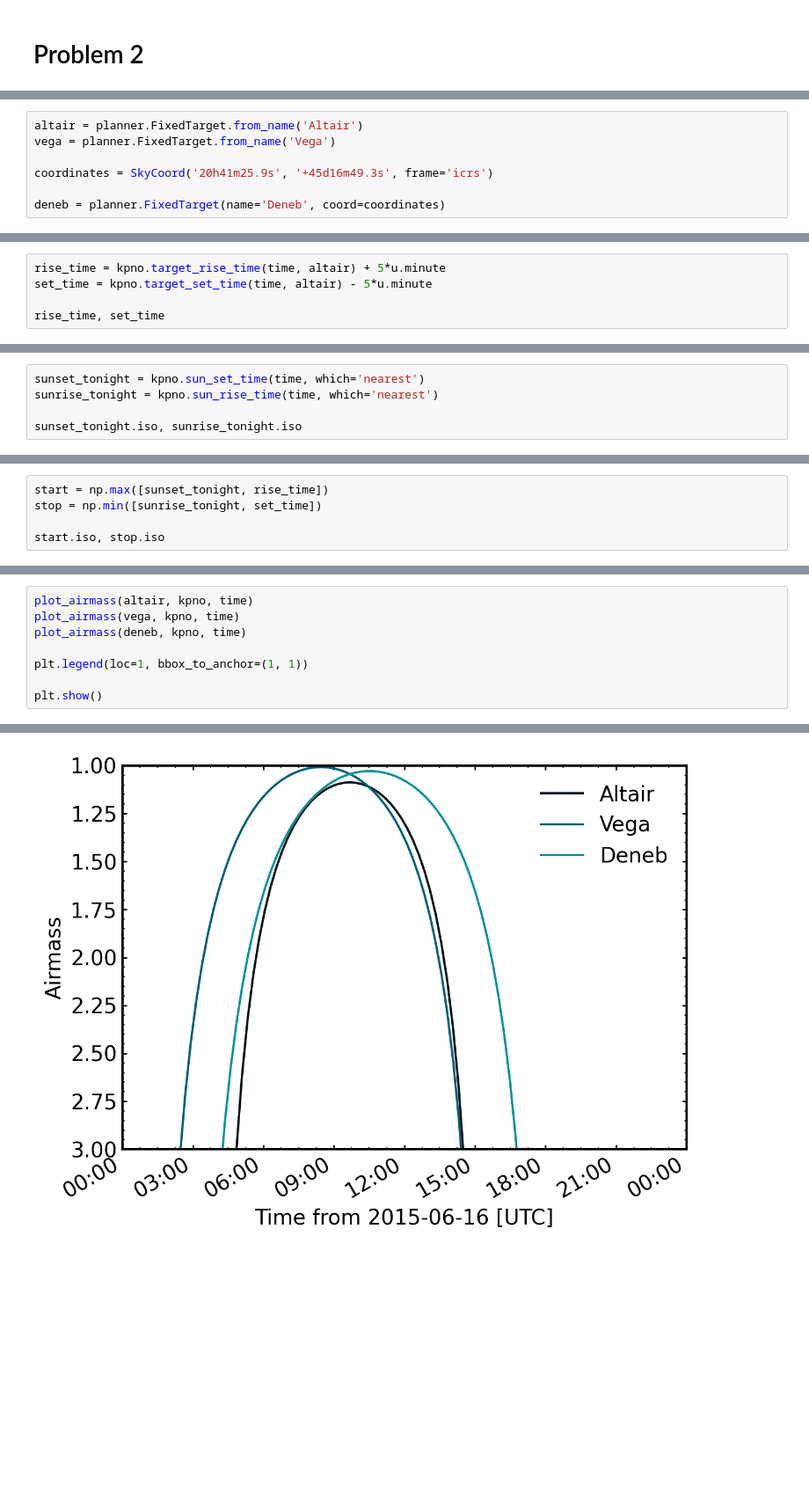
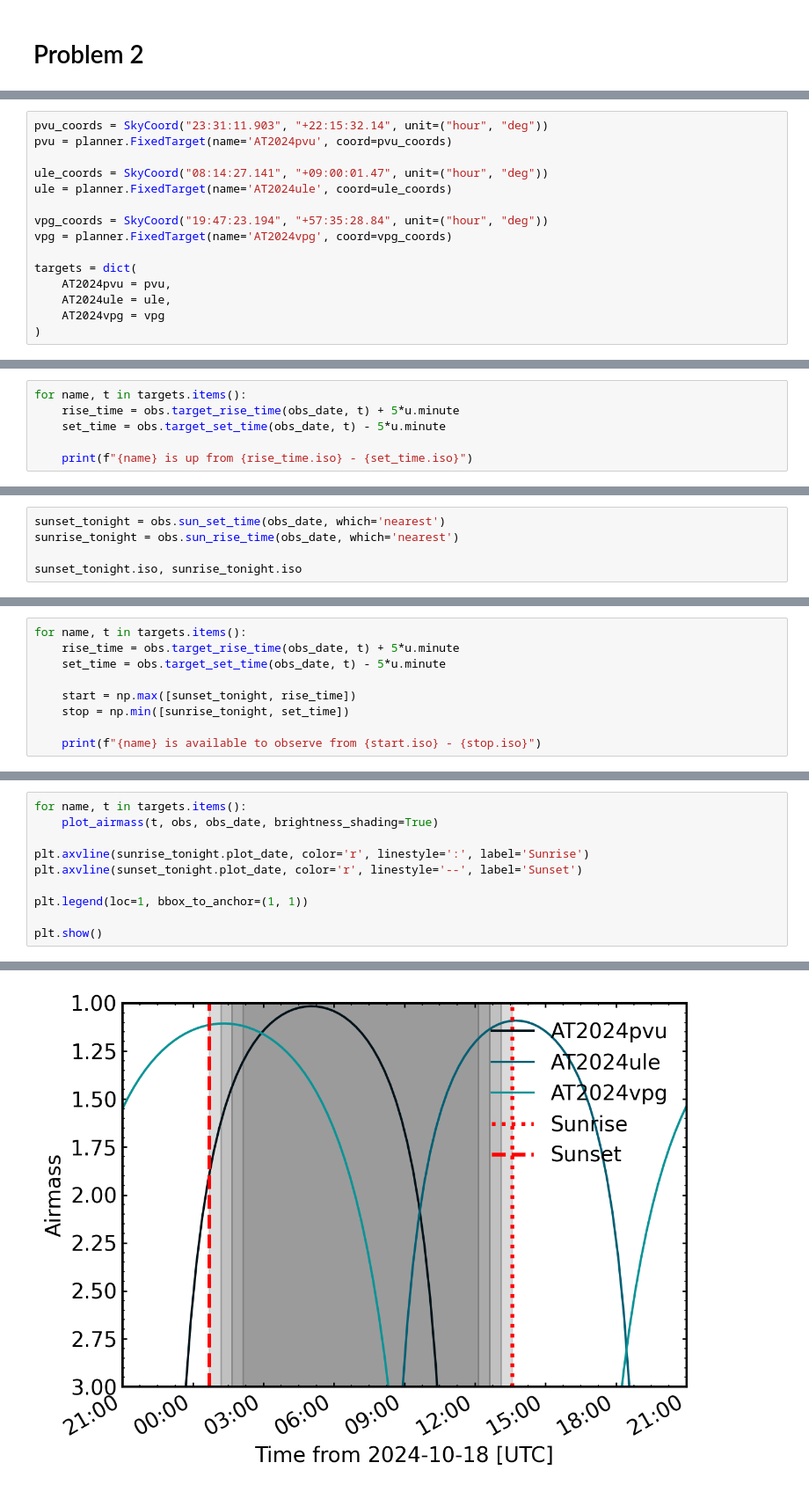
Before and after one commit to noahfranz13/SO-Classes, a Jupyter notebook: ASTR518/Franz_ASTR518_HW2.ipynb, the cells around one changed output, grey strips where cells are left out. Shown: that part at 88% size. Drawn from its saved outputs; the diff is of its cells as text; blank space fills up the shorter version.

```diff
--- a/ASTR518/Franz_ASTR518_HW2.ipynb
+++ b/ASTR518/Franz_ASTR518_HW2.ipynb
@@ -90,7 +160,15 @@ kpno
 # %%
-altair = planner.FixedTarget.from_name('Altair')
-vega = planner.FixedTarget.from_name('Vega')
+pvu_coords = SkyCoord("23:31:11.903", "+22:15:32.14", unit=("hour", "deg"))
+pvu = planner.FixedTarget(name='AT2024pvu', coord=pvu_coords)
 
-coordinates = SkyCoord('20h41m25.9s', '+45d16m49.3s', frame='icrs')
+ule_coords = SkyCoord("08:14:27.141", "+09:00:01.47", unit=("hour", "deg"))
+ule = planner.FixedTarget(name='AT2024ule', coord=ule_coords)
 
-deneb = planner.FixedTarget(name='Deneb', coord=coordinates)
+vpg_coords = SkyCoord("19:47:23.194", "+57:35:28.84", unit=("hour", "deg"))
+vpg = planner.FixedTarget(name='AT2024vpg', coord=vpg_coords)
+
+targets = dict(
+    AT2024pvu = pvu,
+    AT2024ule = ule,
+    AT2024vpg = vpg
+)
@@ -104,6 +175,7 @@ True
 # %%
-rise_time = kpno.target_rise_time(time, altair) + 5*u.minute
-set_time = kpno.target_set_time(time, altair) - 5*u.minute
+for name, t in targets.items():
+    rise_time = obs.target_rise_time(obs_date, t) + 5*u.minute
+    set_time = obs.target_set_time(obs_date, t) - 5*u.minute
 
-rise_time, set_time
+    print(f"{name} is up from {rise_time.iso} - {set_time.iso}")
 # %% [output]
@@ -112,6 +186,6 @@ rise_time, set_time
 # %%
-sunset_tonight = kpno.sun_set_time(time, which='nearest')
-sunrise_tonight = kpno.sun_rise_time(time, which='nearest')
+sunset_tonight = obs.sun_set_time(obs_date, which='nearest')
+sunrise_tonight = obs.sun_rise_time(obs_date, which='nearest')
 
 sunset_tonight.iso, sunrise_tonight.iso
 # %% [output]
@@ -119,6 +193,10 @@ sunset_tonight.iso, sunrise_tonight.iso
 # %%
-start = np.max([sunset_tonight, rise_time])
-stop = np.min([sunrise_tonight, set_time])
+for name, t in targets.items():
+    rise_time = obs.target_rise_time(obs_date, t) + 5*u.minute
+    set_time = obs.target_set_time(obs_date, t) - 5*u.minute
 
-start.iso, stop.iso
+    start = np.max([sunset_tonight, rise_time])
+    stop = np.min([sunrise_tonight, set_time])
+
+    print(f"{name} is available to observe from {start.iso} - {stop.iso}")
 # %% [output]
@@ -126,16 +206,18 @@ start.iso, stop.iso
 # %%
-plot_airmass(altair, kpno, time)
-plot_airmass(vega, kpno, time)
-plot_airmass(deneb, kpno, time)
+for name, t in targets.items():
+    plot_airmass(t, obs, obs_date, brightness_shading=True)
+
+plt.axvline(sunrise_tonight.plot_date, color='r', linestyle=':', label='Sunrise')
+plt.axvline(sunset_tonight.plot_date, color='r', linestyle='--', label='Sunset')
 
 plt.legend(loc=1, bbox_to_anchor=(1, 1))
 
 plt.show()
 # %% [output]
 WARNING: TimeDeltaMissingUnitWarning: Numerical value without unit or explicit format passed to TimeDelta, assuming days [astropy.time.core]
 WARNING: TimeDeltaMissingUnitWarning: Numerical value without unit or explicit format passed to TimeDelta, assuming days [astropy.time.core]
 WARNING: TimeDeltaMissingUnitWarning: Numerical value without unit or explicit format passed to TimeDelta, assuming days [astropy.time.core]
-[figure, old version]
+[figure, new version]
 # %%
 import matplotlib.pyplot as plt
 
```
Also changed, not shown: parts of 23 cells of this notebook.
